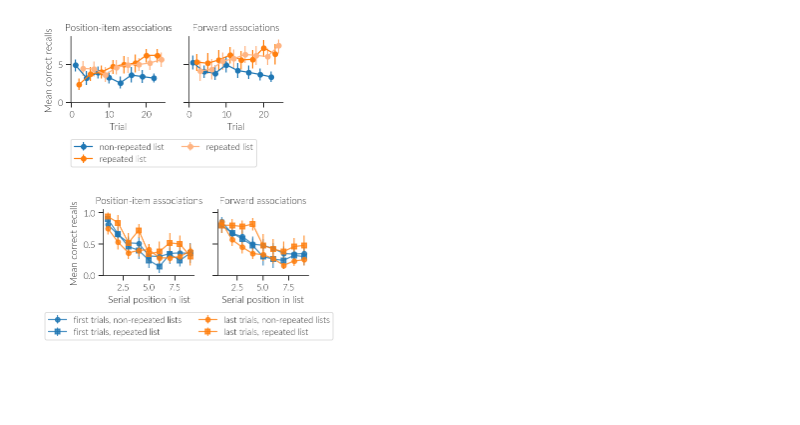
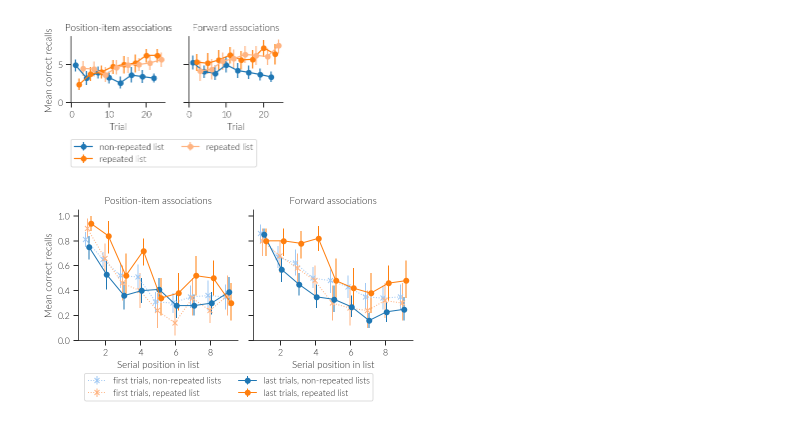
Before and after one commit to ctn-archive/cue-model, a Jupyter notebook: notebooks/PhD thesis plots/Hebb repetition.ipynb, the cells around one changed output. Saved outputs shown, nothing was run; the diff lists cells and outputs as text; code cells hidden in the pictures; blank space fills up the shorter version.

Commit message:
Update Hebb repetition plot

```diff
--- a/notebooks/PhD thesis plots/Hebb repetition.ipynb
+++ b/notebooks/PhD thesis plots/Hebb repetition.ipynb
@@ -146,11 +146,11 @@ def plot_model_data_rand(data, ax=None):
     correct_end_nonrep = cmp[:, [18, 19, 21, 22], :]
     correct_end_rep = cmp[:, 20::3, :]
 
-    for d, m, c, l in (
-            (correct_start_nonrep, 'o', sns.color_palette()[0], "first trials, non-repeated lists"),
-            (correct_start_rep, 's', sns.color_palette()[0], "first trials, repeated list"),
-            (correct_end_nonrep, 'o', sns.color_palette()[1], "last trials, non-repeated lists"),
-            (correct_end_rep, 's', sns.color_palette()[1], "last trials, repeated list")):
+    for i, (d, ls, m, c, a, l) in enumerate((
+            (correct_start_nonrep, 'dotted', 'x', sns.color_palette('pastel')[0], 1, "first trials, non-repeated lists"),
+            (correct_start_rep, 'dotted', 'x', sns.color_palette('pastel')[1], 1, "first trials, repeated list"),
+            (correct_end_nonrep, '-', 'o', sns.color_palette()[0], 1, "last trials, non-repeated lists"),
+            (correct_end_rep, '-', 'o', sns.color_palette()[1], 1,"last trials, repeated list"))):
         correct = np.mean(d, axis=1)
         m_correct = np.mean(correct, axis=0)
 
@@ -158,35 +158,35 @@ def plot_model_data_rand(data, ax=None):
         ci_correct[:, 0] = m_correct - ci_correct[:, 0]
         ci_correct[:, 1] = ci_correct[:, 1] - m_correct
 
-        x = np.arange(1, len(m_correct) + 1)
-        ax.errorbar(x, m_correct, yerr=ci_correct.T, marker=m, color=c, alpha=0.8, label=l)
+        x = np.arange(1, len(m_correct) + 1) - 0.15 + 0.1 * i
+        ax.errorbar(x, m_correct, yerr=ci_correct.T, linestyle=ls, marker=m, color=c, alpha=a, label=l, lw=1, ms=5)
 # %%
-fig = plt.figure(figsize=(textwidth * 2. / 3., row_height))
+fig = plt.figure(figsize=(textwidth, row_height * 1.5))
 
 ax1 = fig.add_subplot(1, 2, 1)
 plot_model_data_rand(data1, ax1)
 
 ax2 = fig.add_subplot(1, 2, 2, sharex=ax1, sharey=ax1)
 plot_model_data_rand(data2, ax2)
 
 ax1.set_ylim(bottom=0)
 ax1.set_ylabel("Mean correct recalls")
 ax1.set_title("Position-item associations")
 ax2.set_title("Forward associations")
 
 
 fig.legend(
     *ax1.get_legend_handles_labels(), ncol=2,
     loc='upper center', bbox_to_anchor=(0.5, 0.25),
     bbox_transform=fig.transFigure,)
 
 for ax in fig.axes:
     ax.label_outer()
     ax.set_xlabel("Serial position in list")
 
 sns.despine(fig)
 fig.tight_layout(rect=(0., 0.2, 1., 1.))
 # %% [output]
-[figure, old version]
+[figure, new version]
 # %%
 save_tight_fig(fig, './hebb-rand4.pdf')
```
